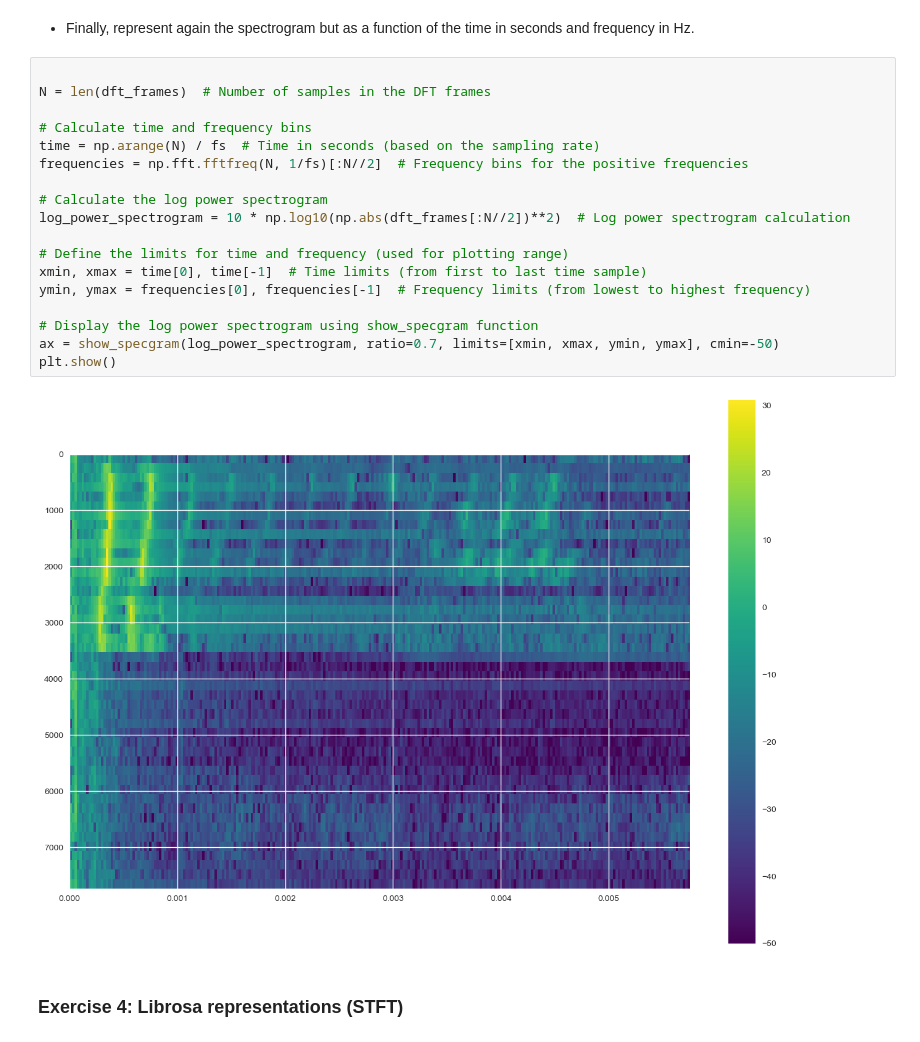
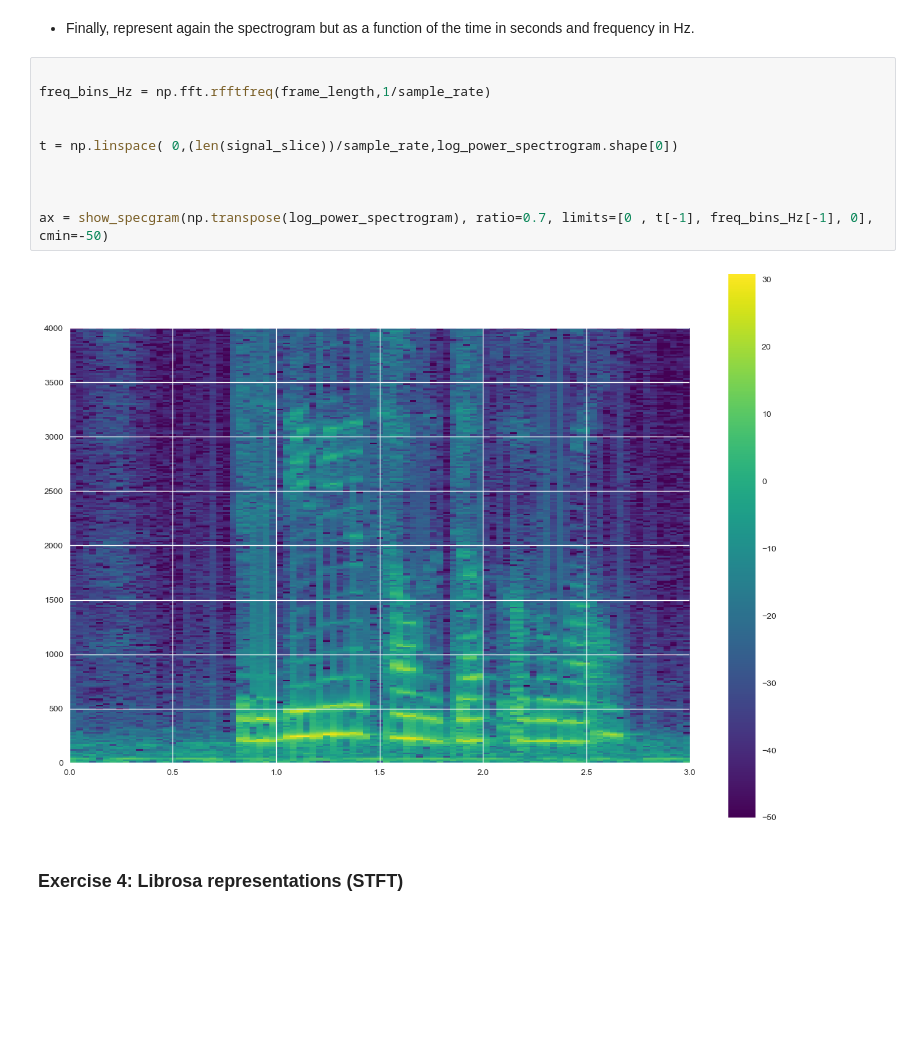
Before and after one commit to Carmenfranci/Selected, a Jupyter notebook: Lab_1_students.ipynb, the cells around one changed output. Drawn from its saved outputs; the diff is of its cells as text; blank space fills up the shorter version.

```diff
--- a/Lab_1_students.ipynb
+++ b/Lab_1_students.ipynb
@@ -650,26 +650,18 @@ plt.show()
 [figure]
 # %% [markdown]
 * Finally, represent again the spectrogram but as a function of the time in seconds and frequency in Hz.
-# %%
-
-N = len(dft_frames)  # Number of samples in the DFT frames
-
-# Calculate time and frequency bins
-time = np.arange(N) / fs  # Time in seconds (based on the sampling rate)
-frequencies = np.fft.fftfreq(N, 1/fs)[:N//2]  # Frequency bins for the positive frequencies
-
-# Calculate the log power spectrogram
-log_power_spectrogram = 10 * np.log10(np.abs(dft_frames[:N//2])**2)  # Log power spectrogram calculation
-
-# Define the limits for time and frequency (used for plotting range)
-xmin, xmax = time[0], time[-1]  # Time limits (from first to last time sample)
-ymin, ymax = frequencies[0], frequencies[-1]  # Frequency limits (from lowest to highest frequency)
-
-# Display the log power spectrogram using show_specgram function
-ax = show_specgram(log_power_spectrogram, ratio=0.7, limits=[xmin, xmax, ymin, ymax], cmin=-50)
-plt.show()
-# %% [output]
-[figure, removed]
+# %%
+
+freq_bins_Hz = np.fft.rfftfreq(frame_length,1/sample_rate)
+
+
+t = np.linspace( 0,(len(signal_slice))/sample_rate,log_power_spectrogram.shape[0])
+
+
+
+ax = show_specgram(np.transpose(log_power_spectrogram), ratio=0.7, limits=[0 , t[-1], freq_bins_Hz[-1], 0], cmin=-50)
+# %% [output]
+[figure, added]
 # %% [markdown]
 ### **Exercise 4**: Librosa representations (STFT)
 # %% [markdown]
```
Also changed, not shown: parts of 3 cells of this notebook, 1 other file.
